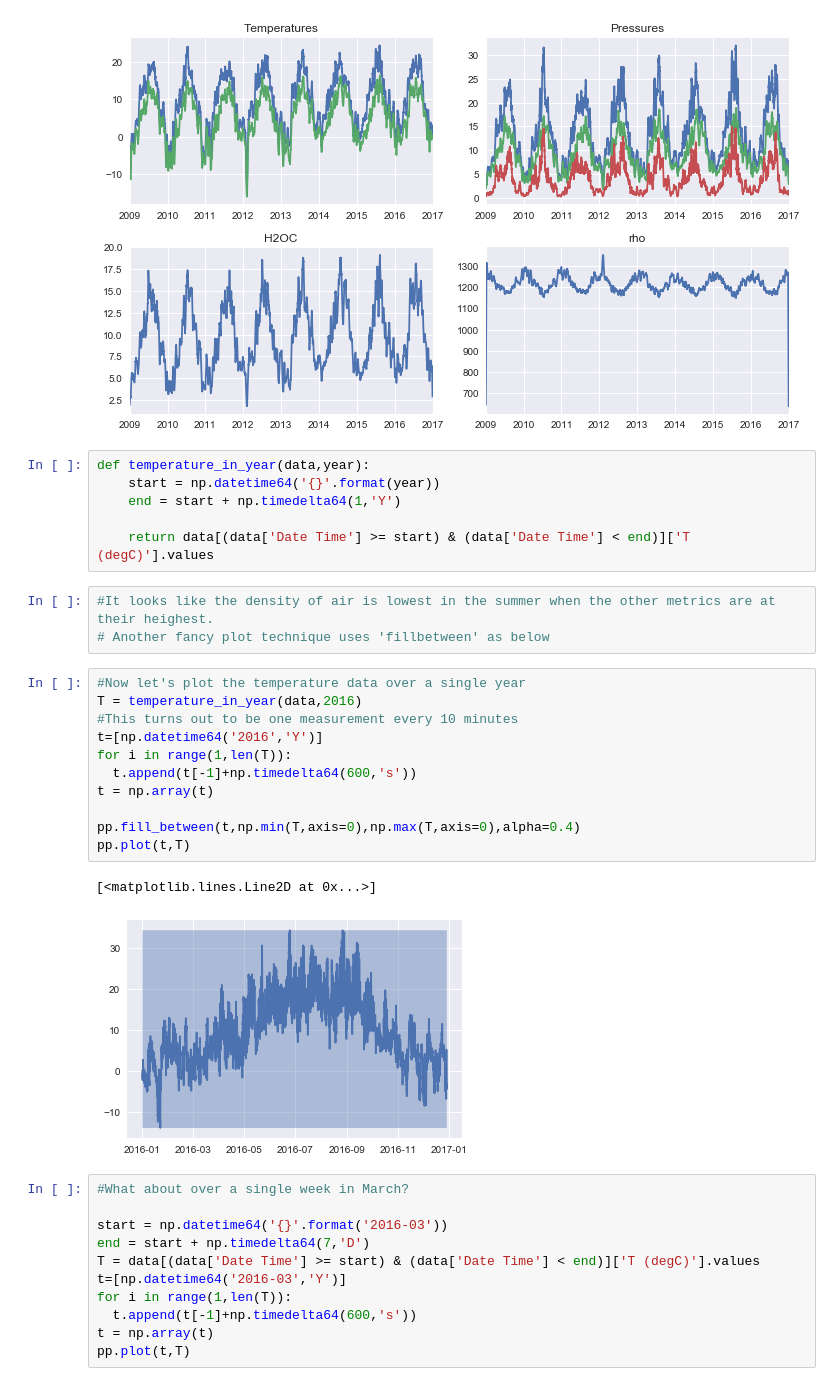
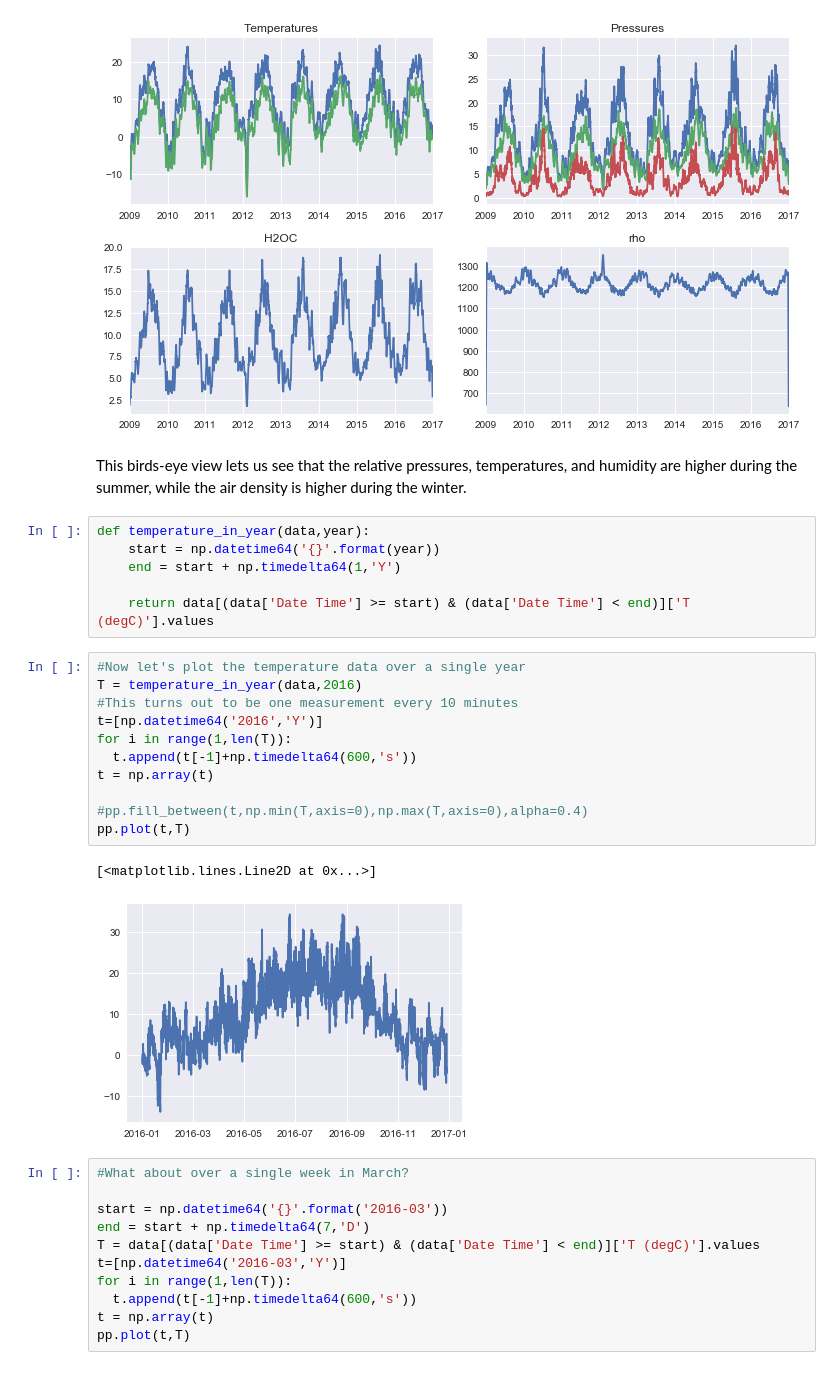
Before and after one commit to 1boyer/data_science, a Jupyter notebook: Weather_Analytics.ipynb, the cells around one changed output. Drawn from its saved outputs; the diff is of its cells as text.

```diff
--- a/Weather_Analytics.ipynb
+++ b/Weather_Analytics.ipynb
@@ -78,29 +89,28 @@ for i,submetrics in enumerate(metrics):
 pp.tight_layout()
 # %% [output]
 [figure]
+# %% [markdown]
+This birds-eye view lets us see that the relative pressures, temperatures, and humidity are higher during the summer, while the air density is higher during the winter.
 # %%
 def temperature_in_year(data,year):
     start = np.datetime64('{}'.format(year))
     end = start + np.timedelta64(1,'Y')
 
     return data[(data['Date Time'] >= start) & (data['Date Time'] < end)]['T (degC)'].values
-# %%
-#It looks like the density of air is lowest in the summer when the other metrics are at their heighest.
-# Another fancy plot technique uses 'fillbetween' as below
 # %%
 #Now let's plot the temperature data over a single year
 T = temperature_in_year(data,2016)
 #This turns out to be one measurement every 10 minutes
 t=[np.datetime64('2016','Y')]
 for i in range(1,len(T)):
   t.append(t[-1]+np.timedelta64(600,'s'))
 t = np.array(t)
 
-pp.fill_between(t,np.min(T,axis=0),np.max(T,axis=0),alpha=0.4)
+#pp.fill_between(t,np.min(T,axis=0),np.max(T,axis=0),alpha=0.4)
 pp.plot(t,T)
 # %% [output]
 [<matplotlib.lines.Line2D at 0x...>]
-[figure, old version]
+[figure, new version]
 # %%
 #What about over a single week in March?
 
```
Also changed, not shown: parts of 8 cells of this notebook, 1 other file.
